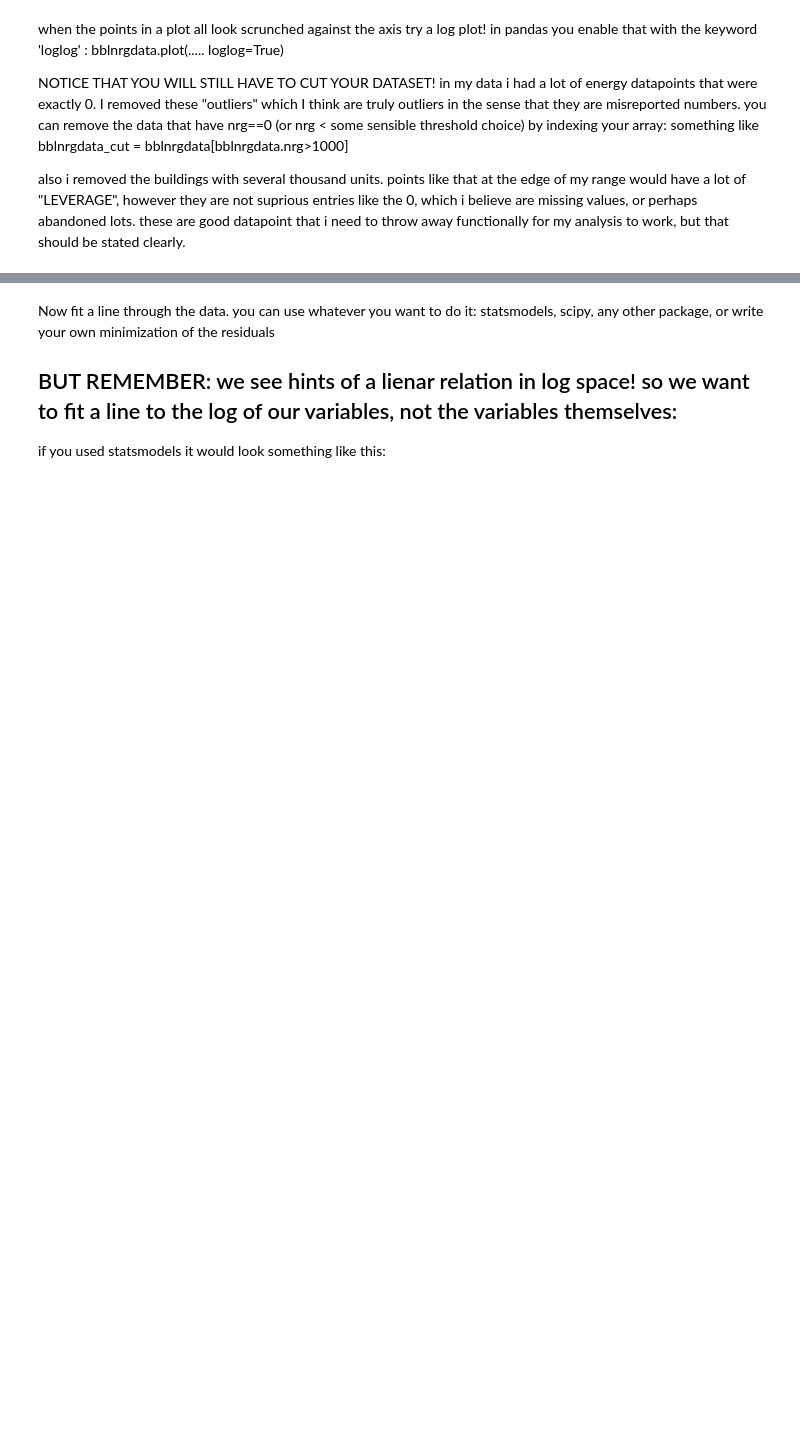
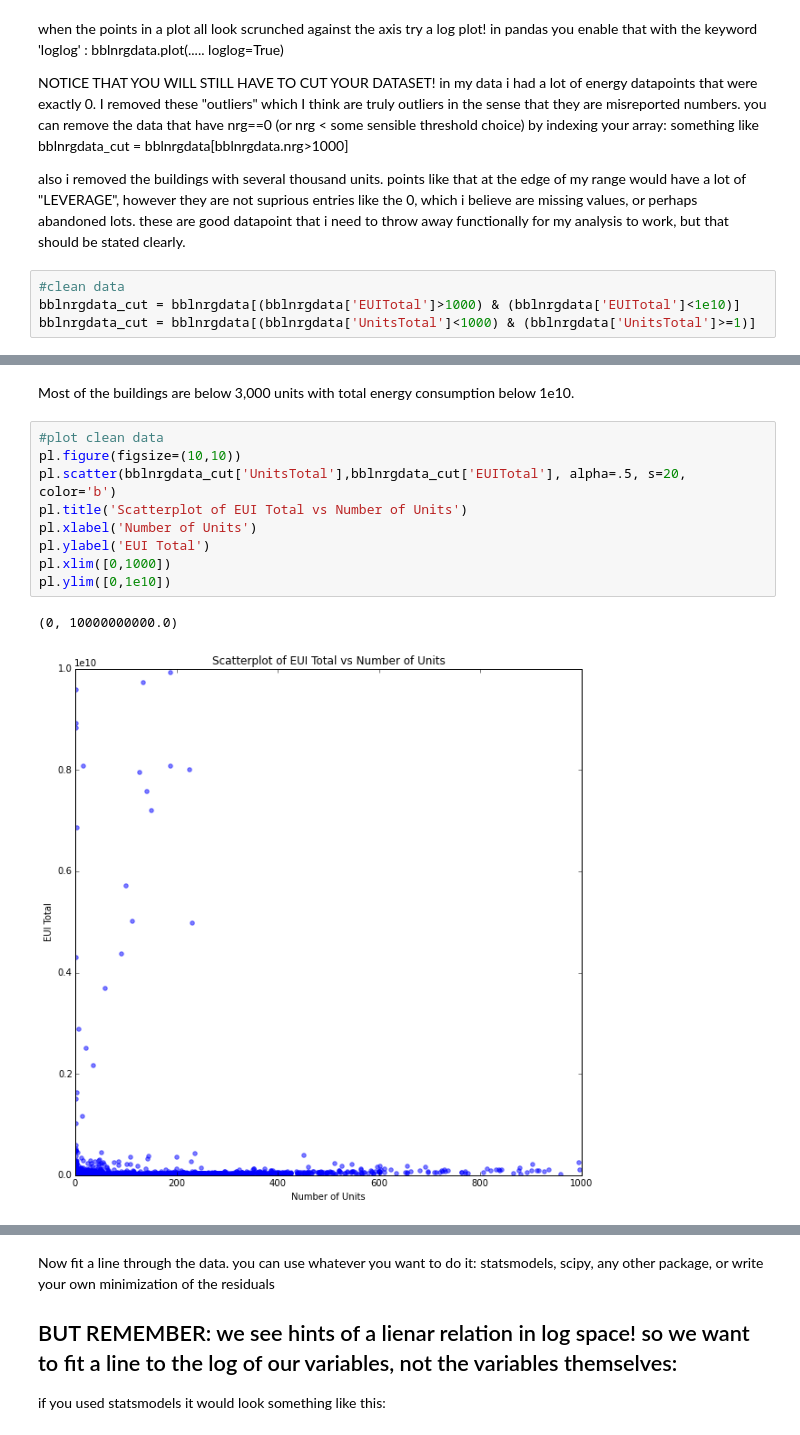
Before and after one commit to livenlulu/PUI2015_lkang, a Jupyter notebook: HW5/building_nrg_instructions.ipynb, the cells around one changed output, grey strips where cells are left out. Saved outputs shown, nothing was run; the diff lists cells and outputs as text; blank space fills up the shorter version.

```diff
--- a/HW5/building_nrg_instructions.ipynb
+++ b/HW5/building_nrg_instructions.ipynb
@@ -153,3 +227,7 @@ NOTICE THAT YOU WILL STILL HAVE TO CUT YOUR DATASET! in my data i had a lot of e
 something like bblnrgdata_cut = bblnrgdata[bblnrgdata.nrg>1000]
 
 also i removed the buildings with several thousand units. points like that at the edge of my range would have a lot of "LEVERAGE", however  they are not suprious entries like the 0, which i believe are missing values, or perhaps abandoned lots. these are good datapoint that i need to throw away functionally for my analysis to work, but that should be stated clearly.
+# %%
+#clean data
+bblnrgdata_cut = bblnrgdata[(bblnrgdata['EUITotal']>1000) & (bblnrgdata['EUITotal']<1e10)]
+bblnrgdata_cut = bblnrgdata[(bblnrgdata['UnitsTotal']<1000) & (bblnrgdata['UnitsTotal']>=1)]
@@ -155,0 +244,14 @@ also i removed the buildings with several thousand units. points like that at th
+# %% [markdown]
+Most of the buildings are below 3,000 units with total energy consumption below 1e10.
+# %%
+#plot clean data
+pl.figure(figsize=(10,10))
+pl.scatter(bblnrgdata_cut['UnitsTotal'],bblnrgdata_cut['EUITotal'], alpha=.5, s=20, color='b')
+pl.title('Scatterplot of EUI Total vs Number of Units')
+pl.xlabel('Number of Units')
+pl.ylabel('EUI Total')
+pl.xlim([0,1000])
+pl.ylim([0,1e10])
+# %% [output]
+(0, 10000000000.0)
+[figure, added]
```
Also changed, not shown: parts of 17 cells of this notebook.
